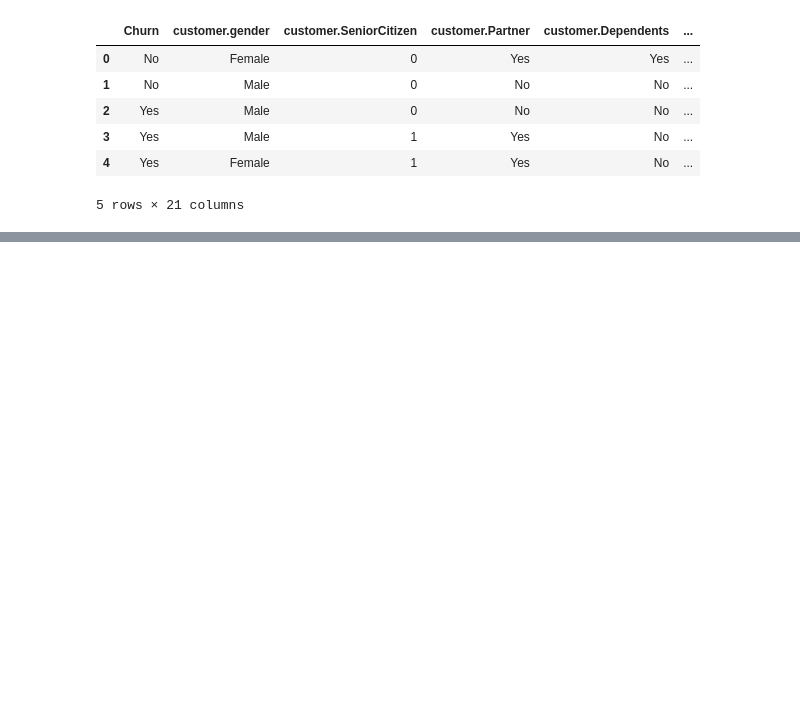
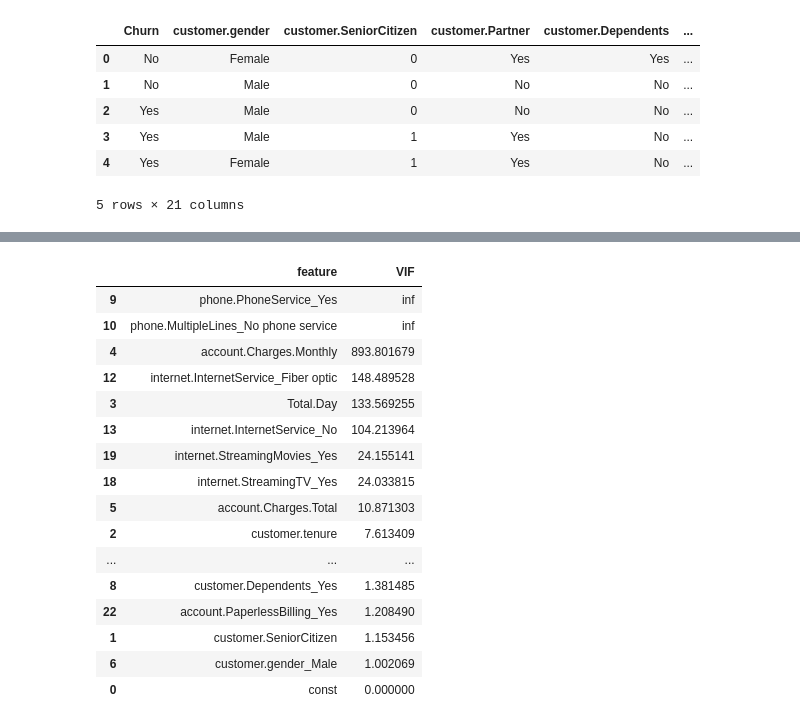
Before and after one commit to DuillesAD/Televcom_parte2, a Jupyter notebook: TelecomX_parte2.ipynb, the cells around one changed output, grey strips where cells are left out. Saved outputs shown, nothing was run; the diff lists cells and outputs as text; code cells hidden in the pictures; blank space fills up the shorter version.

```diff
--- a/TelecomX_parte2.ipynb
+++ b/TelecomX_parte2.ipynb
@@ -144,0 +259,33 @@ X_res, y_res = smote.fit_resample(X, y)
+# %%
+X = df_encoded.drop(columns=['Churn_Yes'])
+# %%
+X_const = add_constant(X)
+# %%
+# Convert boolean columns to integers (0 or 1)
+X_const = X_const.astype(float)
+
+# Calcular o VIF
+vif_data = pd.DataFrame()
+vif_data["feature"] = X_const.columns
+vif_data["VIF"] = [variance_inflation_factor(X_const.values, i) for i in range(X_const.shape[1])]
+
+# Exibir os resultados
+display(vif_data.sort_values(by='VIF', ascending=False))
+# %% [output]
+|  | feature | VIF |
+| 9 | phone.PhoneService_Yes | inf |
+| 10 | phone.MultipleLines_No phone service | inf |
+| 4 | account.Charges.Monthly | 893.801679 |
+| 12 | internet.InternetService_Fiber optic | 148.489528 |
+| 3 | Total.Day | 133.569255 |
+| 13 | internet.InternetService_No | 104.213964 |
+| 19 | internet.StreamingMovies_Yes | 24.155141 |
+| 18 | internet.StreamingTV_Yes | 24.033815 |
+| 5 | account.Charges.Total | 10.871303 |
+| 2 | customer.tenure | 7.613409 |
+| ... | ... | ... |
+| 8 | customer.Dependents_Yes | 1.381485 |
+| 22 | account.PaperlessBilling_Yes | 1.208490 |
+| 1 | customer.SeniorCitizen | 1.153456 |
+| 6 | customer.gender_Male | 1.002069 |
+| 0 | const | 0.000000 |
```
Also changed, not shown: parts of 35 cells of this notebook.
